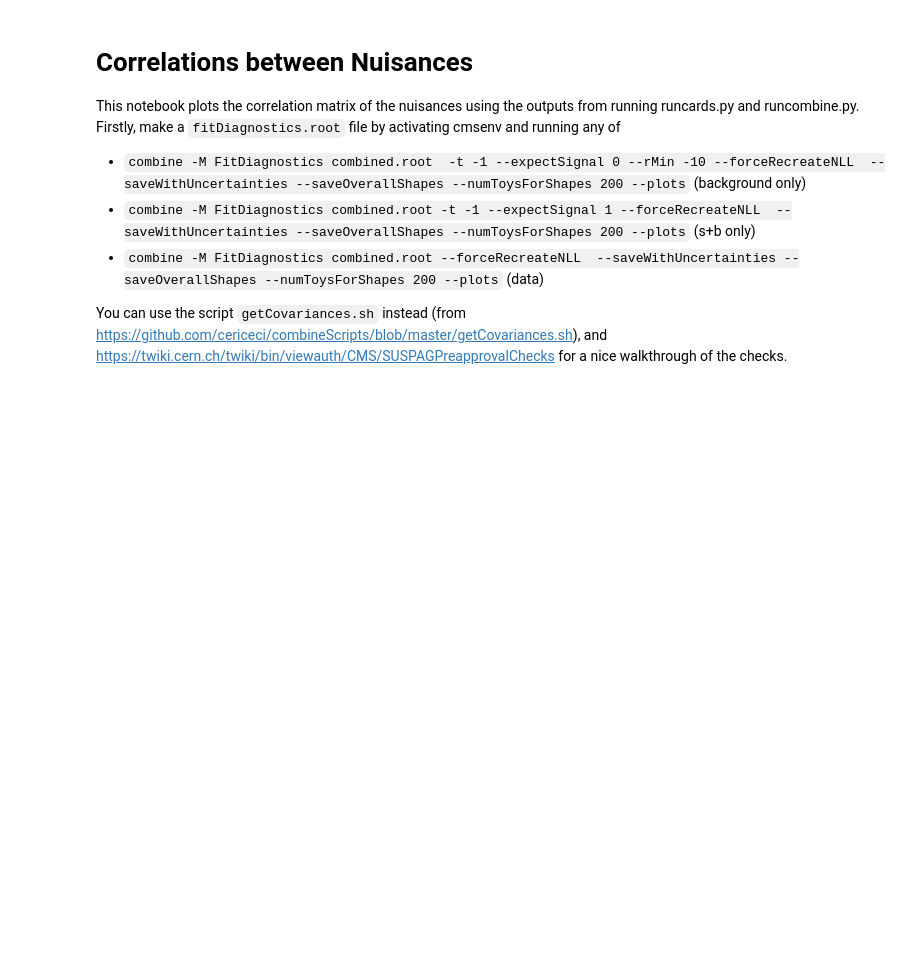
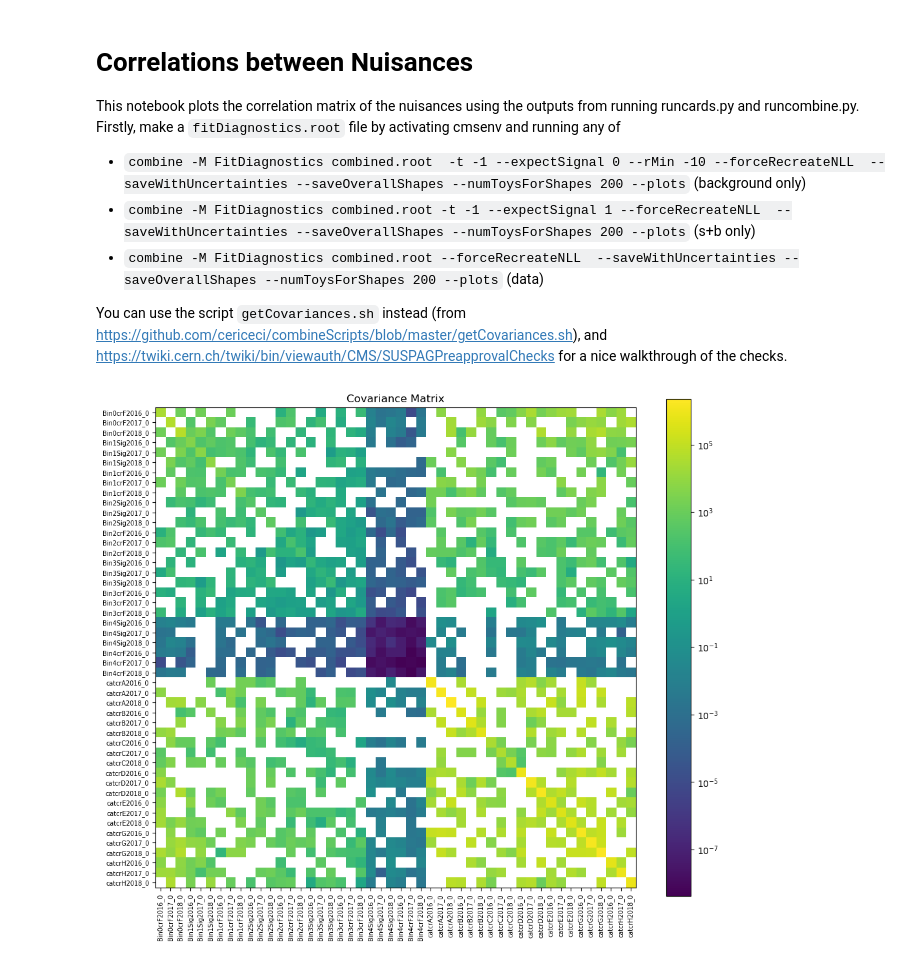
Before and after one commit to SUEPPhysics/SUEPLimits, a Jupyter notebook: notebook_tools/CorrelationPlots.ipynb, the cells around one changed output. Saved outputs shown, nothing was run; the diff lists cells and outputs as text; code cells hidden in the pictures; blank space fills up the shorter version.

```diff
--- a/notebook_tools/CorrelationPlots.ipynb
+++ b/notebook_tools/CorrelationPlots.ipynb
@@ -29,6 +26,16 @@ corr = np.empty_like(cov)
 for i in range(cov.shape[0]):
     for j in range(cov.shape[1]):
         corr[i,j] = cov[i,j]/np.sqrt(cov[i,i]*cov[j,j])
+# %%
+fig = plt.figure(figsize=(12,10))
+ax = fig.subplots()
+im = ax.imshow(cov,norm=colors.LogNorm())
+fig.colorbar(im)
+ax.set_title("Covariance Matrix")
+_ = ax.set_xticks(np.arange(0, len(xlabels)), xlabels, rotation = 90, fontsize=7)
+_ = ax.set_yticks(np.arange(0, len(xlabels)), ylabels, fontsize=7)
+# %% [output]
+[figure, added]
 # %%
 fig = plt.figure(figsize=(12,10))
 ax = fig.subplots()
```
Also changed, not shown: parts of 2 cells of this notebook.
